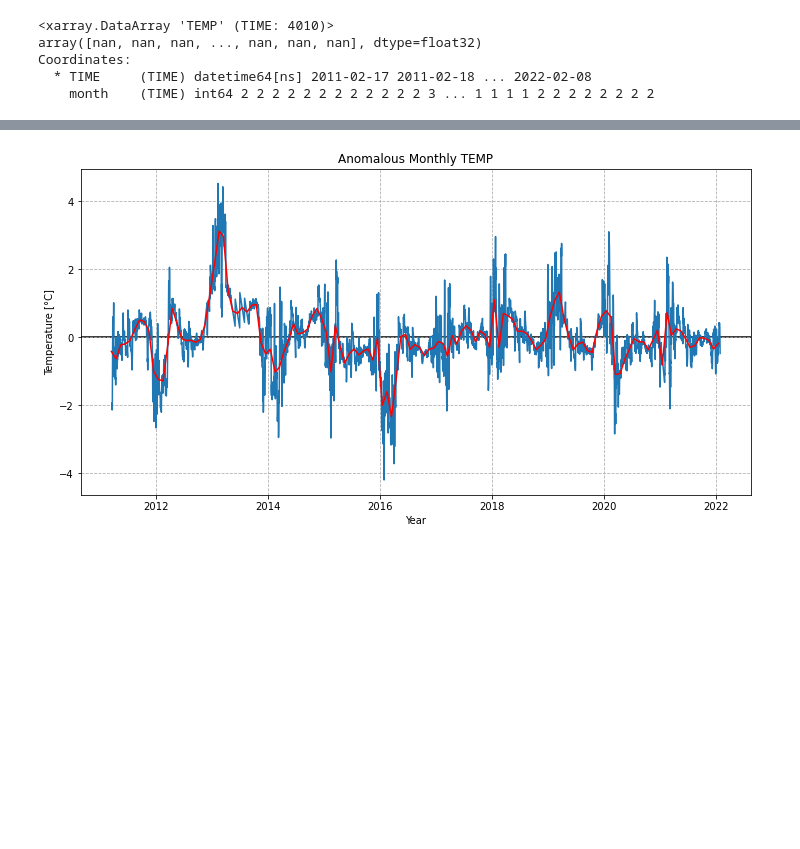
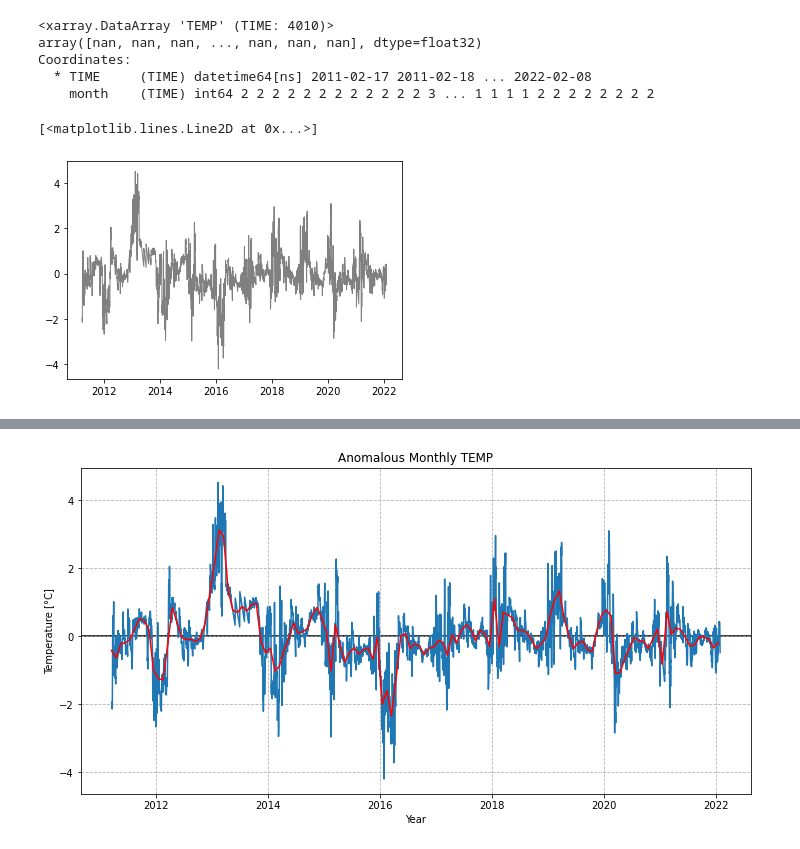
Before and after one commit to oceanhackweek/ohw22-proj-plot_this_and_that, a Jupyter notebook: notebooks/IMOS_buoy_plot_anomaly_NRS_SA.ipynb, the cells around one changed output, grey strips where cells are left out. Cells and saved outputs as stored; diff of their text form; code cells hidden in the pictures; blank space fills up the shorter version.

```diff
--- a/notebooks/IMOS_buoy_plot_anomaly_NRS_SA.ipynb
+++ b/notebooks/IMOS_buoy_plot_anomaly_NRS_SA.ipynb
@@ -128,3 +129,8 @@ array([nan, nan, nan, ..., nan, nan, nan], dtype=float32)
 Coordinates:
   * TIME     (TIME) datetime64[ns] 2011-02-17 2011-02-18 ... 2022-02-08
     month    (TIME) int64 2 2 2 2 2 2 2 2 2 2 2 2 3 ... 1 1 1 1 2 2 2 2 2 2 2 2
+# %%
+plt.plot(c_anom.TIME,c_anom, lw=1, c = 'grey')
+# %% [output]
+[<matplotlib.lines.Line2D at 0x...>]
+[figure, added]
```
Also changed, not shown: parts of 6 cells of this notebook, 36 other files.
